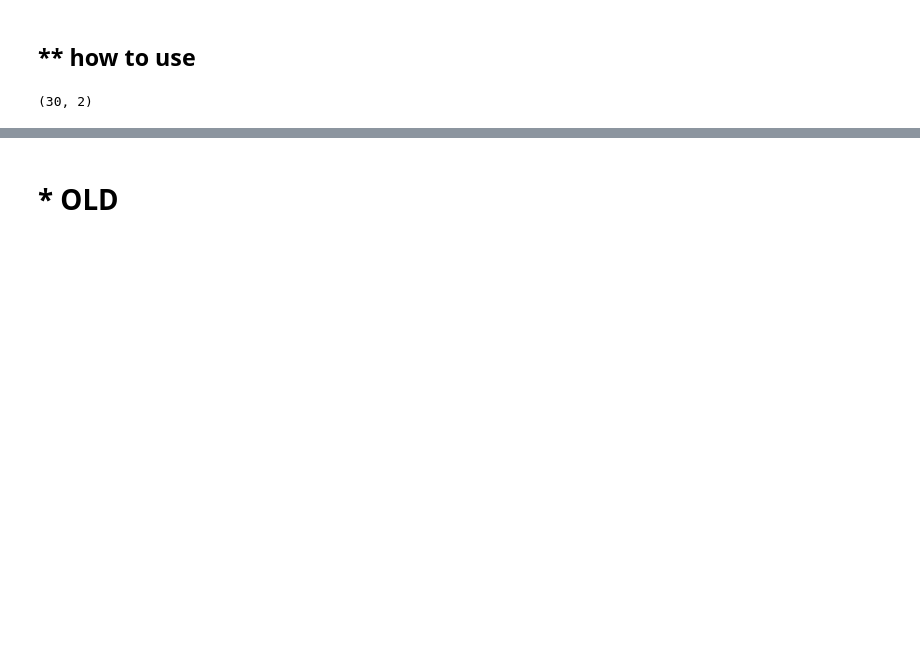
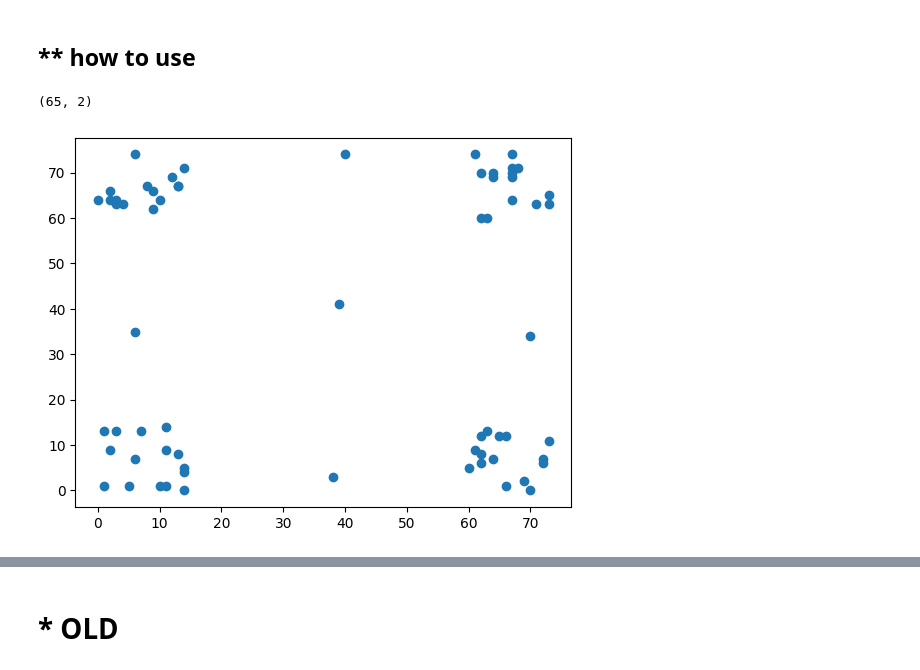
Before and after one commit to Dim314159/unsupervised, a Jupyter notebook: HDBSCAN_1.ipynb, the cells around one changed output, grey strips where cells are left out. Saved outputs shown, nothing was run; the diff lists cells and outputs as text; code cells hidden in the pictures; blank space fills up the shorter version.

```diff
--- a/HDBSCAN_1.ipynb
+++ b/HDBSCAN_1.ipynb
@@ -566,11 +576,32 @@ X_train = np.array(
     ]
 )
 n_points = X_train.shape[0]
-# %%
-# Generate synthetic dataset
-n_points, max_value = 30, 15
-X_train = np.random.randint(max_value, size=(n_points, 2))  # points in 2D
-X_train[:15, 0] += 30
-X_train.shape
-# %% [output]
-(30, 2)
+# %%
+# Generate synthetic dataset
+n_points, max_value = 65, 15
+q1 = (n_points - 1) // 4
+middle = q1 * 2
+q3 = q1 * 3
+
+slide = 60
+
+X_train = np.random.randint(max_value, size=(n_points, 2))  # points in 2D
+
+X_train[:middle, 0] += slide
+
+X_train[q1:q3, 1] += slide
+
+X_train[-1] += slide // 2
+X_train[0, 1] += slide // 2
+X_train[q1, 0] -= slide // 2
+X_train[middle, 1] -= slide // 2
+X_train[q3, 0] += slide // 2
+
+print(X_train.shape)
+x = X_train[:, 0]
+y = X_train[:, 1]
+plt.scatter(x, y)
+plt.show()
+# %% [output]
+(65, 2)
+[figure, added]
```
Also changed, not shown: parts of 18 cells of this notebook.
